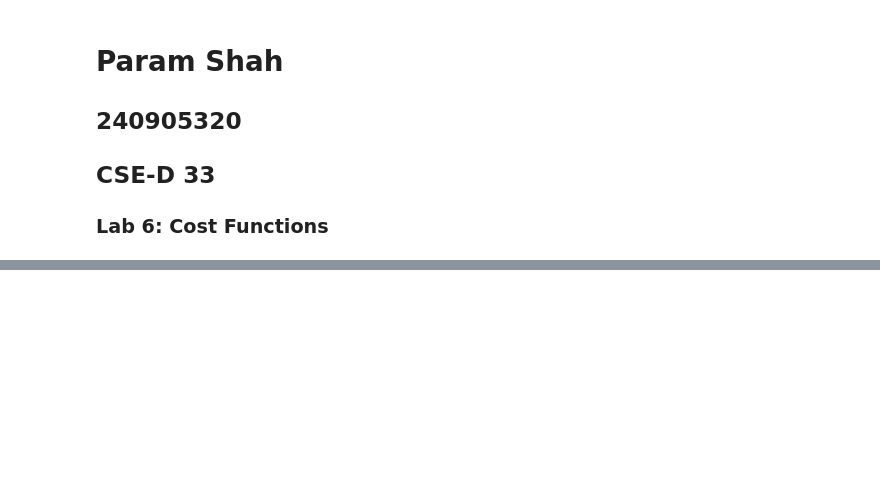
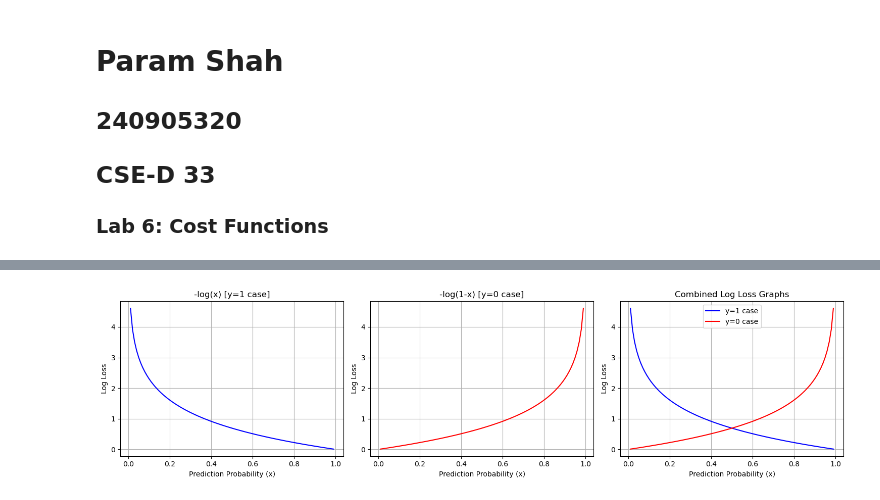
Before and after one commit to paramshah2005/Sem-5, a Jupyter notebook: MLL/Lab 6/Lab6.ipynb, the cells around one changed output, grey strips where cells are left out. Saved outputs shown, nothing was run; the diff lists cells and outputs as text; code cells hidden in the pictures; blank space fills up the shorter version.

```diff
--- a/MLL/Lab 6/Lab6.ipynb
+++ b/MLL/Lab 6/Lab6.ipynb
@@ -104,0 +199,34 @@ y = np.array([1, 1, 0, 0, 0])  # Negative slope
+# %%
+p = np.linspace(0.01, 0.99, 100)
+loss_y1 = -np.log(p)
+loss_y0 = -np.log(1 - p)
+
+fig, (ax1, ax2, ax3) = plt.subplots(1, 3, figsize=(15, 4))
+
+# Graph for y=1 case
+ax1.plot(p, loss_y1, color='blue')
+ax1.set_title("-log(x) [y=1 case]")
+ax1.set_xlabel("Prediction Probability (x)")
+ax1.set_ylabel("Log Loss")
+ax1.grid(True)
+
+# Graph for y=0 case
+ax2.plot(p, loss_y0, color='red')
+ax2.set_title("-log(1-x) [y=0 case]")
+ax2.set_xlabel("Prediction Probability (x)")
+ax2.set_ylabel("Log Loss")
+ax2.grid(True)
+
+# Combined Graph
+ax3.plot(p, loss_y1, color='blue', label='y=1 case')
+ax3.plot(p, loss_y0, color='red', label='y=0 case')
+ax3.set_title("Combined Log Loss Graphs")
+ax3.set_xlabel("Prediction Probability (x)")
+ax3.set_ylabel("Log Loss")
+ax3.legend()
+ax3.grid(True)
+
+plt.tight_layout()
+plt.show()
+# %% [output]
+[figure, added]
```
Also changed, not shown: parts of 14 cells of this notebook.
